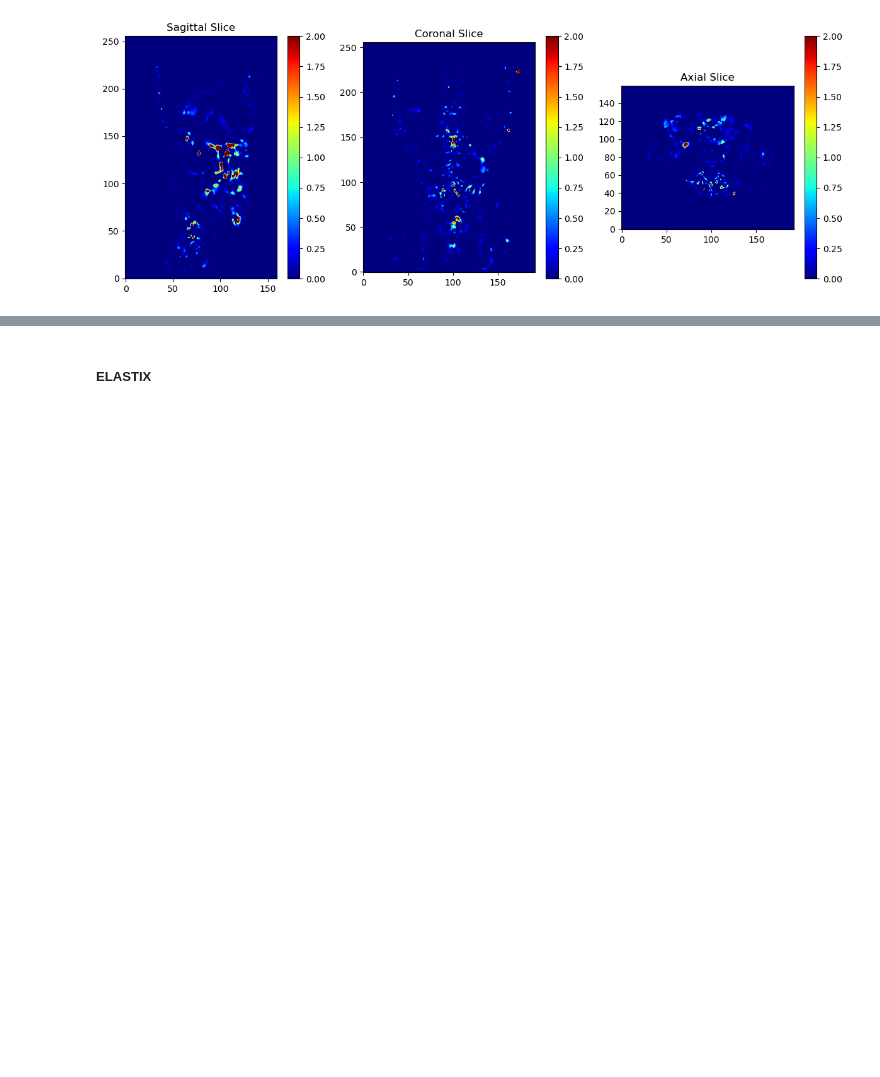
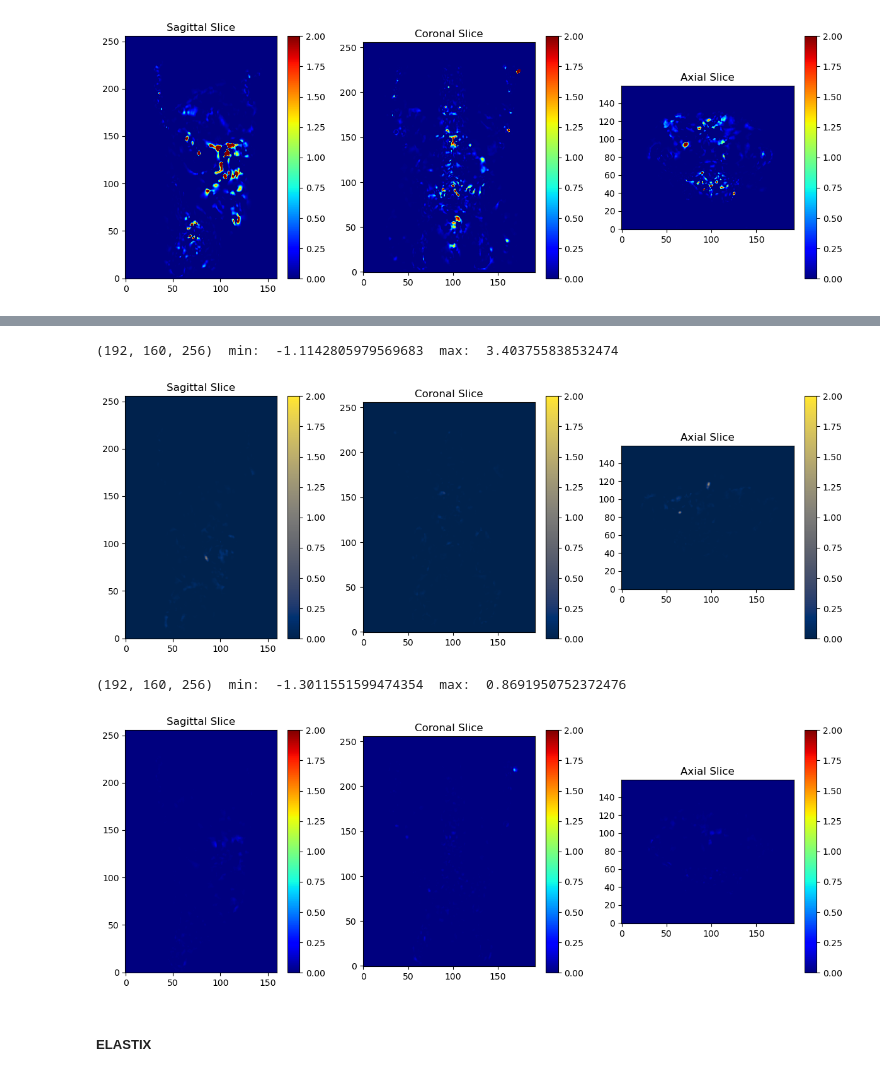
Before and after one commit to ljestaciocerquin/Med_Align_Net, a Jupyter notebook: notebooks/visualization_of_jdet.ipynb, the cells around one changed output, grey strips where cells are left out. Drawn from its saved outputs; the diff is of its cells as text; code cells hidden in the pictures; blank space fills up the shorter version.

```diff
--- a/notebooks/visualization_of_jdet.ipynb
+++ b/notebooks/visualization_of_jdet.ipynb
@@ -137,3 +174,18 @@ visualize_jacobian(img, color_range=color_range)
+# %%
+color_range = (0, 2)
+img, _ = load_nifti_image(jdet_0_path)
+print(img.shape, ' min: ', img.min(), ' max: ', img.max())
+visualize_jacobian(img, color_range=color_range, cmap='cividis')
+
+color_range        = (0, 2)
+img, _ = load_nifti_image(jdet_54_path)
+print(img.shape, ' min: ', img.min(), ' max: ', img.max())
+visualize_jacobian(img, color_range=color_range)
+# %% [output]
+(192, 160, 256)  min:  -1.1142805979569683  max:  3.403755838532474
+[figure, added]
+(192, 160, 256)  min:  -1.3011551599474354  max:  0.8691950752372476
+[figure, added]
 # %% [markdown]
 ##### ELASTIX
 # %%
```
Also changed, not shown: parts of 4 cells of this notebook.
